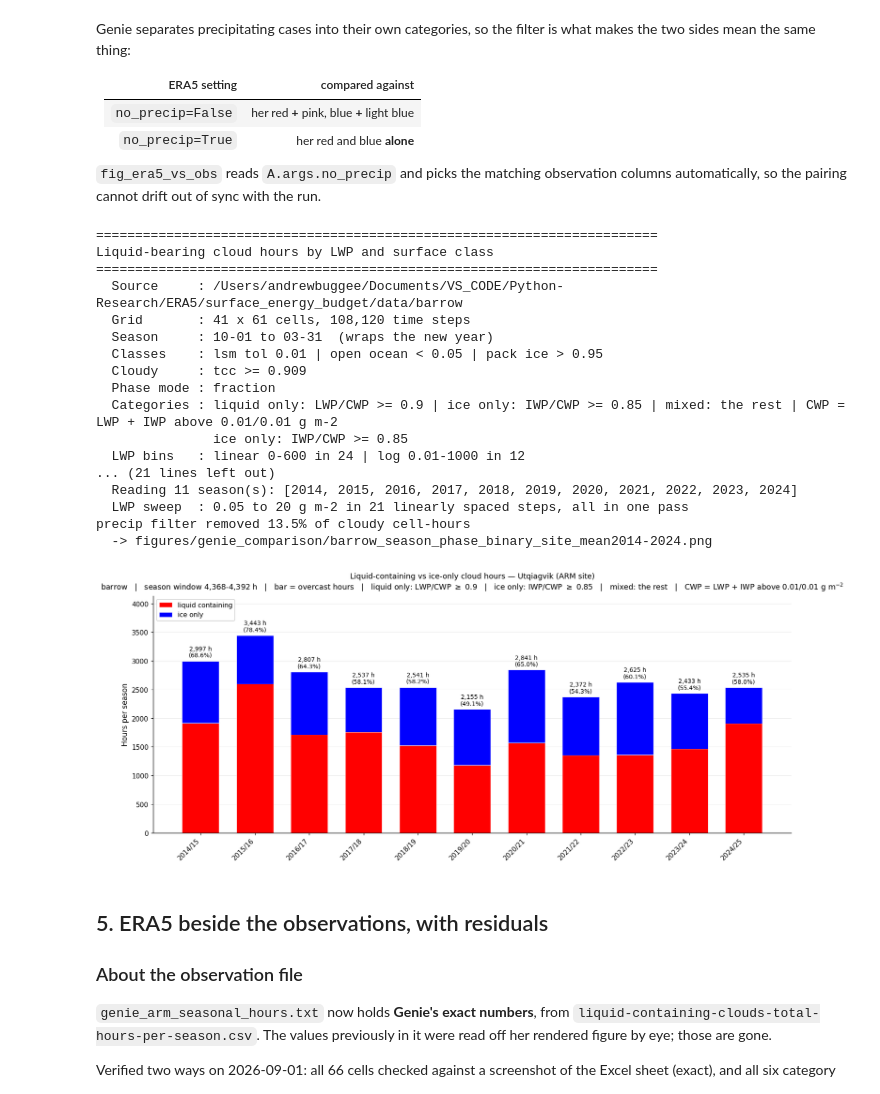
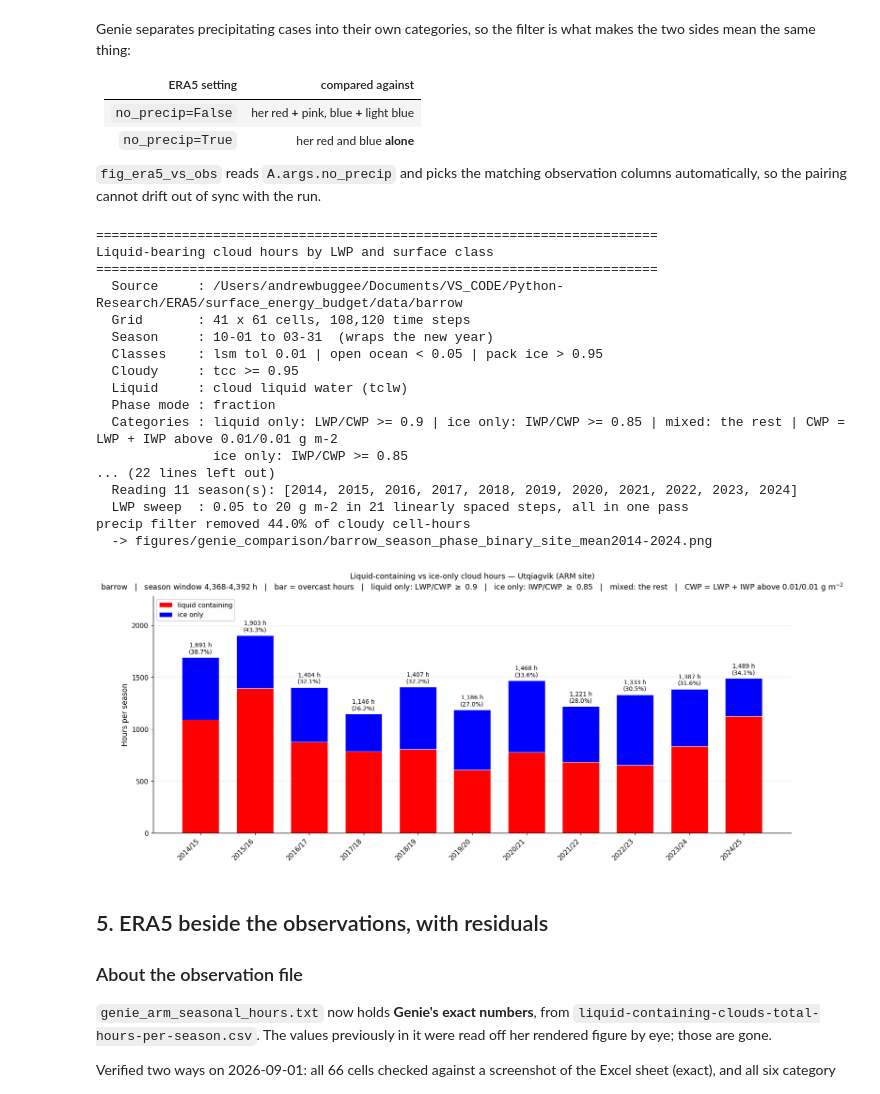
Before and after one commit to andrewjbuggee/Python-Research, a Jupyter notebook: ERA5/surface_energy_budget/comparison_with_Genie_Obs.ipynb, the cells around one changed output. Saved outputs shown, nothing was run; the diff lists cells and outputs as text; code cells hidden in the pictures.

```diff
--- a/ERA5/surface_energy_budget/comparison_with_Genie_Obs.ipynb
+++ b/ERA5/surface_energy_budget/comparison_with_Genie_Obs.ipynb
@@ -232,40 +245,40 @@ columns automatically, so the pairing cannot drift out of sync with the run.
 # %%
 A_precip = lwph.prepare(
     region="barrow",
     years=tuple(range(2014, 2025)),   # season START years, matching Genie's span
     season_start=(10, 1), season_end=(3, 31),
     phase_mode="fraction", liquid_fraction_min=0.90, ice_fraction_min=0.850,
-    min_lwp=0.01, min_iwp=0.01, min_cloud_fraction=0.909, lsm_tol=0.01,
+    min_lwp=0.01, min_iwp=0.01, min_cloud_fraction=0.95, lsm_tol=0.01,
     storage="local",
 
     no_precip=True,             # <- the filter
     precip_var="rate",          # tp, the quantity the 0.1 mm/hr convention uses
-    precip_rate_max=0.05,        # mm hr-1
+    precip_rate_max=0.01,        # mm hr-1
 )
 
 removed = A_precip.col["precip_removed"]
 before = A_precip.col["cloudy_before_precip"]
 print(f"precip filter removed {100 * removed / before:.1f}% of cloudy cell-hours")
 lwph.fig_season_phase_binary(A_precip, out_dir=SAVE_DIR);
 # %% [output]
 ========================================================================
 Liquid-bearing cloud hours by LWP and surface class
 ========================================================================
   Source     : /Users/andrewbuggee/Documents/VS_CODE/Python-Research/ERA5/surface_energy_budget/data/barrow
   Grid       : 41 x 61 cells, 108,120 time steps
   Season     : 10-01 to 03-31  (wraps the new year)
   Classes    : lsm tol 0.01 | open ocean < 0.05 | pack ice > 0.95
-  Cloudy     : tcc >= 0.909
+  Cloudy     : tcc >= 0.95
+  Liquid     : cloud liquid water (tclw)
   Phase mode : fraction
   Categories : liquid only: LWP/CWP >= 0.9 | ice only: IWP/CWP >= 0.85 | mixed: the rest | CWP = LWP + IWP above 0.01/0.01 g m-2
                ice only: IWP/CWP >= 0.85
-  LWP bins   : linear 0-600 in 24 | log 0.01-1000 in 12
-... (21 lines left out)
+... (22 lines left out)
   Reading 11 season(s): [2014, 2015, 2016, 2017, 2018, 2019, 2020, 2021, 2022, 2023, 2024]
   LWP sweep  : 0.05 to 20 g m-2 in 21 linearly spaced steps, all in one pass
-precip filter removed 13.5% of cloudy cell-hours
+precip filter removed 44.0% of cloudy cell-hours
   -> figures/genie_comparison/barrow_season_phase_binary_site_mean2014-2024.png
-[figure, old version]
+[figure, new version]
 # %% [markdown]
 ## 5. ERA5 beside the observations, with residuals
 
```
Also changed, not shown: parts of 18 cells of this notebook, 11 other files.
